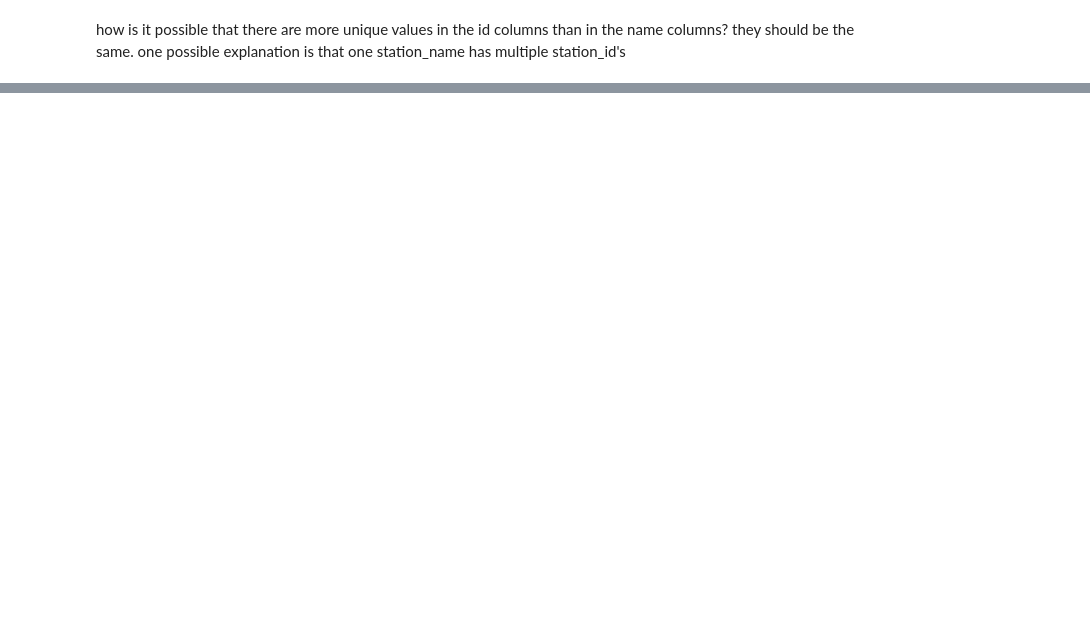
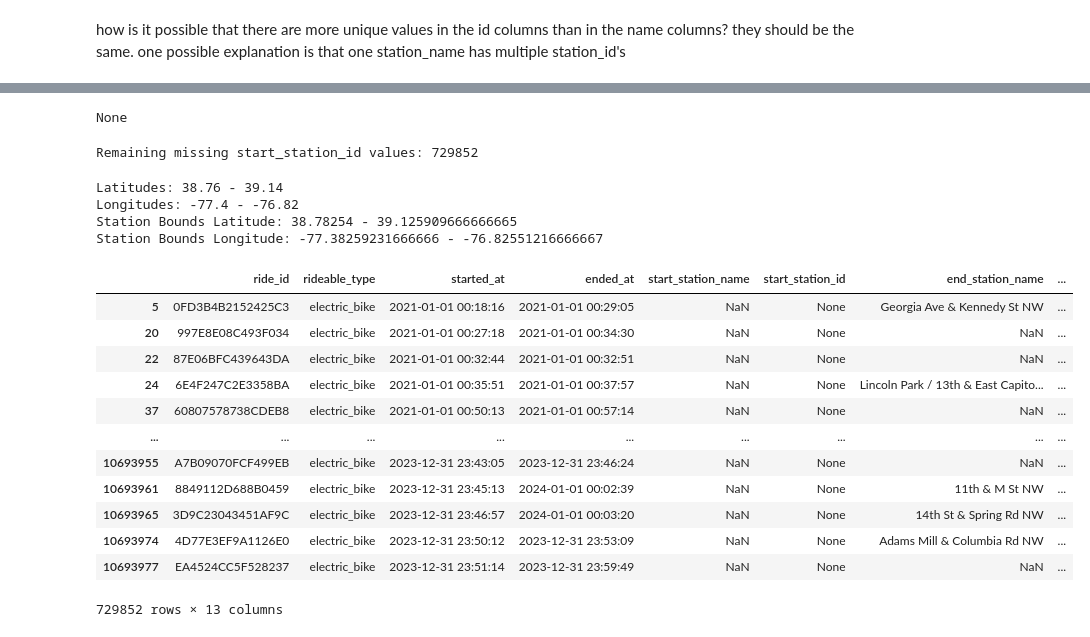
Before and after one commit to pabs-llama/projects, a Jupyter notebook: project_3_ capitalbikeshare/project_3_sp_1.ipynb, the cells around one changed output, grey strips where cells are left out. Cells and saved outputs as stored; diff of their text form; code cells hidden in the pictures; blank space fills up the shorter version.

Commit message:
trying to imput missing values with a range of coordinates

```diff
--- a/project_3_ capitalbikeshare/project_3_sp_1.ipynb
+++ b/project_3_ capitalbikeshare/project_3_sp_1.ipynb
@@ -234,0 +318,8 @@ max_lat
+# %%
+station_bounds = bikes2.groupby("start_station_id").agg({
+    "start_lat": ["min", "max"],
+    "start_lng": ["min", "max"]
+}).reset_index()
+
+# Flatten multi-level column names
+station_bounds.columns = ["start_station_id", "min_lat", "max_lat", "min_lng", "max_lng"]
@@ -234,0 +340,4 @@ max_lat
+# %%
+station_bounds["centroid_lat"] = (station_bounds["min_lat"] + station_bounds["max_lat"]) / 2
+station_bounds["centroid_lng"] = (station_bounds["min_lng"] + station_bounds["max_lng"]) / 2
+station_bounds
@@ -235,2 +361,27 @@ max_lat
 # %% [markdown]
 how is it possible that there are more unique values in the id columns than in the name columns? they should be the same. one possible explanation is that one station_name has multiple station_id's
+# %%
+def find_station_id(lat, lng, station_bounds):
+    # Filter the station bounds for matches
+    matches = station_bounds[
+        (station_bounds["min_lat"] <= lat) &
+        (station_bounds["max_lat"] >= lat) &
+        (station_bounds["min_lng"] <= lng) &
+        (station_bounds["max_lng"] >= lng)]
+    print(f"Lat: {lat}, Lng: {lng}, Matches:\n{matches}")
+
+    # If exactly one match, return the station ID
+    if len(matches) == 1:
+        return matches["start_station_id"].iloc[0]
+    elif len(matches) > 1:
+        # Calculate distances to the centroid of each matching station
+        matches["distance"] = np.sqrt(
+            (matches["centroid_lat"] - lat) ** 2 +
+            (matches["centroid_lng"] - lng) ** 2
+        )
+        # Return the station ID with the smallest distance
+        return matches.loc[matches["distance"].idxmin(), "start_station_id"]
+    return None
+
+test_row = bikes2.iloc[0]
+print(find_station_id(test_row["start_lat"], test_row["start_lng"], station_bounds))
@@ -236,0 +414,43 @@ how is it possible that there are more unique values in the id columns than in t
+# %%
+bikes2["start_station_id"] = bikes2.apply(
+    lambda row: find_station_id(row["start_lat"], row["start_lng"], station_bounds)
+    if pd.isnull(row["start_station_id"]) else row["start_station_id"],
+    axis=1
+)
+# %%
+test_row = bikes2.iloc[0]  # Replace with a specific row index
+print(find_station_id(test_row["start_lat"], test_row["start_lng"], station_bounds))
+# %% [output]
+None
+# %%
+missing_count = bikes2["start_station_id"].isnull().sum()
+print(f"Remaining missing start_station_id values: {missing_count}")
+# %% [output]
+Remaining missing start_station_id values: 729852
+# %%
+print(f"Latitudes: {bikes2['start_lat'].min()} - {bikes2['start_lat'].max()}")
+print(f"Longitudes: {bikes2['start_lng'].min()} - {bikes2['start_lng'].max()}")
+
+print(f"Station Bounds Latitude: {station_bounds['min_lat'].min()} - {station_bounds['max_lat'].max()}")
+print(f"Station Bounds Longitude: {station_bounds['min_lng'].min()} - {station_bounds['max_lng'].max()}")
+# %% [output]
+Latitudes: 38.76 - 39.14
+Longitudes: -77.4 - -76.82
+Station Bounds Latitude: 38.78254 - 39.125909666666665
+Station Bounds Longitude: -77.38259231666666 - -76.82551216666667
+# %%
+bikes2[bikes2["start_station_id"].isnull()]
+# %% [output]
+|  | ride_id | rideable_type | started_at | ended_at | start_station_name | start_station_id | end_station_name | ... |
+| 5 | 0FD3B4B2152425C3 | electric_bike | 2021-01-01 00:18:16 | 2021-01-01 00:29:05 | NaN | None | Georgia Ave & Kennedy St NW | ... |
+| 20 | 997E8E08C493F034 | electric_bike | 2021-01-01 00:27:18 | 2021-01-01 00:34:30 | NaN | None | NaN | ... |
+| 22 | 87E06BFC439643DA | electric_bike | 2021-01-01 00:32:44 | 2021-01-01 00:32:51 | NaN | None | NaN | ... |
+| 24 | 6E4F247C2E3358BA | electric_bike | 2021-01-01 00:35:51 | 2021-01-01 00:37:57 | NaN | None | Lincoln Park / 13th & East Capito... | ... |
+| 37 | 60807578738CDEB8 | electric_bike | 2021-01-01 00:50:13 | 2021-01-01 00:57:14 | NaN | None | NaN | ... |
+| ... | ... | ... | ... | ... | ... | ... | ... | ... |
+| 10693955 | A7B09070FCF499EB | electric_bike | 2023-12-31 23:43:05 | 2023-12-31 23:46:24 | NaN | None | NaN | ... |
+| 10693961 | 8849112D688B0459 | electric_bike | 2023-12-31 23:45:13 | 2024-01-01 00:02:39 | NaN | None | 11th & M St NW | ... |
+| 10693965 | 3D9C23043451AF9C | electric_bike | 2023-12-31 23:46:57 | 2024-01-01 00:03:20 | NaN | None | 14th St & Spring Rd NW | ... |
+| 10693974 | 4D77E3EF9A1126E0 | electric_bike | 2023-12-31 23:50:12 | 2023-12-31 23:53:09 | NaN | None | Adams Mill & Columbia Rd NW | ... |
+| 10693977 | EA4524CC5F528237 | electric_bike | 2023-12-31 23:51:14 | 2023-12-31 23:59:49 | NaN | None | NaN | ... |
+729852 rows × 13 columns
```
Also changed, not shown: parts of 20 cells of this notebook.
